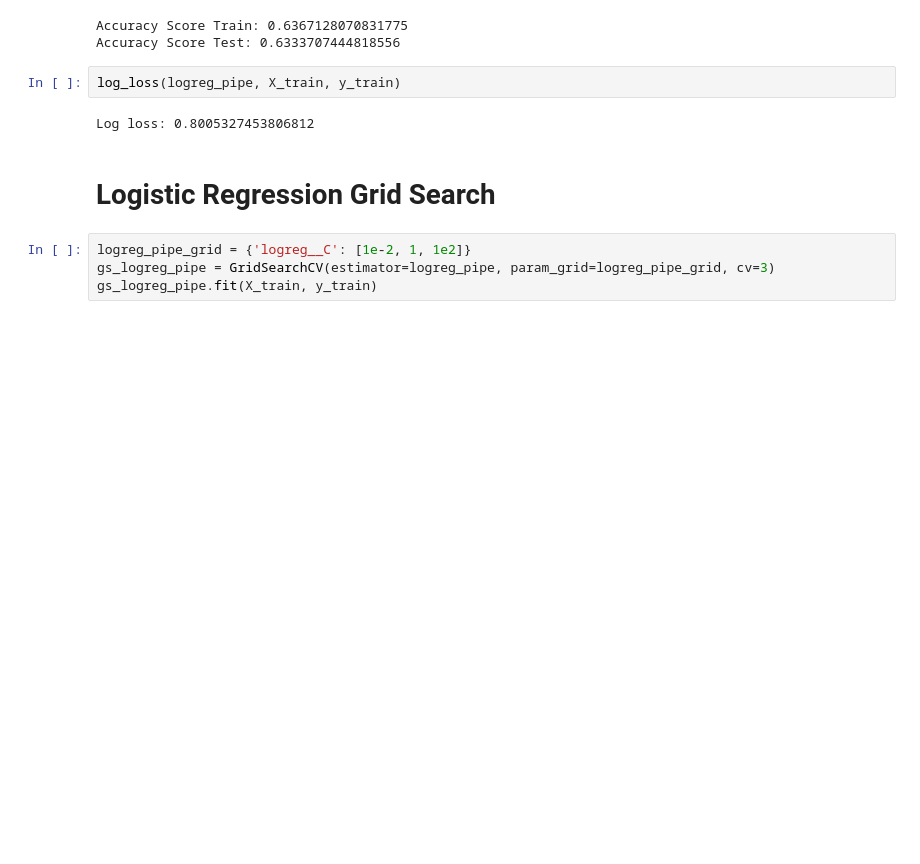
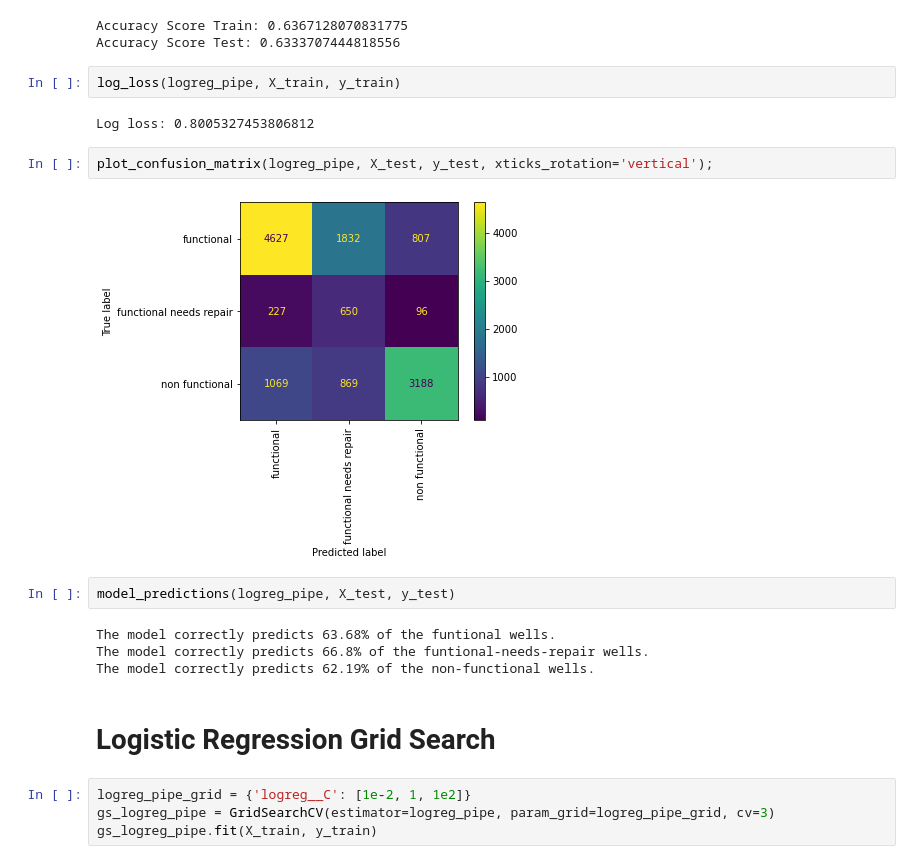
Before and after one commit to fivearm/Phase_3_Project, a Jupyter notebook: Logreg_knn_svm.ipynb, the cells around one changed output. Drawn from its saved outputs; the diff is of its cells as text; blank space fills up the shorter version.

Commit message:
added confusion matrices

```diff
--- a/Logreg_knn_svm.ipynb
+++ b/Logreg_knn_svm.ipynb
@@ -125,6 +142,16 @@ Accuracy Score Test: 0.6333707444818556
 log_loss(logreg_pipe, X_train, y_train)
 # %% [output]
 Log loss: 0.8005327453806812
+# %%
+plot_confusion_matrix(logreg_pipe, X_test, y_test, xticks_rotation='vertical');
+# %% [output]
+[figure, added]
+# %%
+model_predictions(logreg_pipe, X_test, y_test)
+# %% [output]
+The model correctly predicts 63.68% of the funtional wells.
+The model correctly predicts 66.8% of the funtional-needs-repair wells.
+The model correctly predicts 62.19% of the non-functional wells.
 # %% [markdown]
 # Logistic Regression Grid Search
 # %%
```
Also changed, not shown: parts of 12 cells of this notebook.
